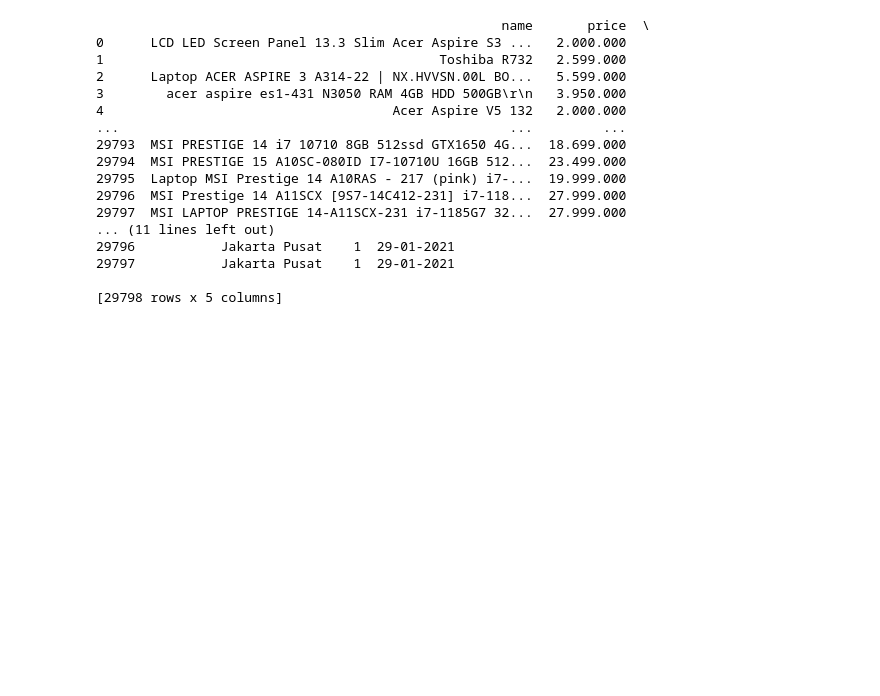
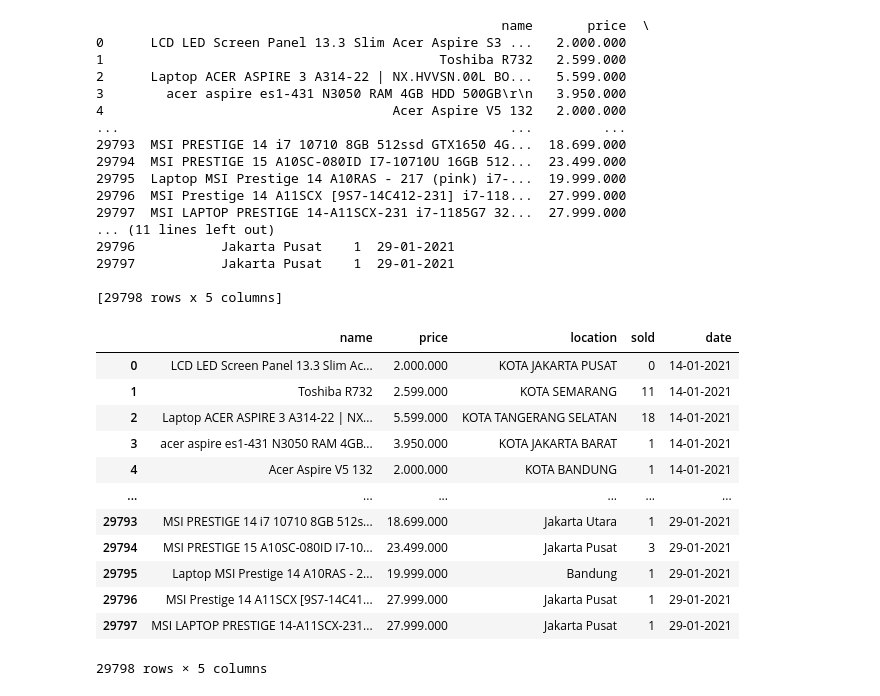
Before and after one commit to C4AnN/Models, a Jupyter notebook: Untitled.ipynb, the cells around one changed output. Drawn from its saved outputs; the diff is of its cells as text; code cells hidden in the pictures; blank space fills up the shorter version.

```diff
--- a/Untitled.ipynb
+++ b/Untitled.ipynb
@@ -171,3 +171,25 @@ print(df)
 29797           Jakarta Pusat    1  29-01-2021
 
 [29798 rows x 5 columns]
+# %%
+from IPython.display import display
+
+# Memuat kembali file CSV gabungan untuk ditampilkan
+combined_df_loaded = pd.read_csv(output_path)
+
+# Menampilkan isi DataFrame gabungan
+display(combined_df_loaded)
+# %% [output]
+|  | name | price | location | sold | date |
+| 0 | LCD LED Screen Panel 13.3 Slim Ac... | 2.000.000 | KOTA JAKARTA PUSAT | 0 | 14-01-2021 |
+| 1 | Toshiba R732 | 2.599.000 | KOTA SEMARANG | 11 | 14-01-2021 |
+| 2 | Laptop ACER ASPIRE 3 A314-22 | NX... | 5.599.000 | KOTA TANGERANG SELATAN | 18 | 14-01-2021 |
+| 3 | acer aspire es1-431 N3050 RAM 4GB... | 3.950.000 | KOTA JAKARTA BARAT | 1 | 14-01-2021 |
+| 4 | Acer Aspire V5 132 | 2.000.000 | KOTA BANDUNG | 1 | 14-01-2021 |
+| ... | ... | ... | ... | ... | ... |
+| 29793 | MSI PRESTIGE 14 i7 10710 8GB 512s... | 18.699.000 | Jakarta Utara | 1 | 29-01-2021 |
+| 29794 | MSI PRESTIGE 15 A10SC-080ID I7-10... | 23.499.000 | Jakarta Pusat | 3 | 29-01-2021 |
+| 29795 | Laptop MSI Prestige 14 A10RAS - 2... | 19.999.000 | Bandung | 1 | 29-01-2021 |
+| 29796 | MSI Prestige 14 A11SCX [9S7-14C41... | 27.999.000 | Jakarta Pusat | 1 | 29-01-2021 |
+| 29797 | MSI LAPTOP PRESTIGE 14-A11SCX-231... | 27.999.000 | Jakarta Pusat | 1 | 29-01-2021 |
+29798 rows × 5 columns
```
Also changed, not shown: parts of 1 cell of this notebook, 1 other file.
